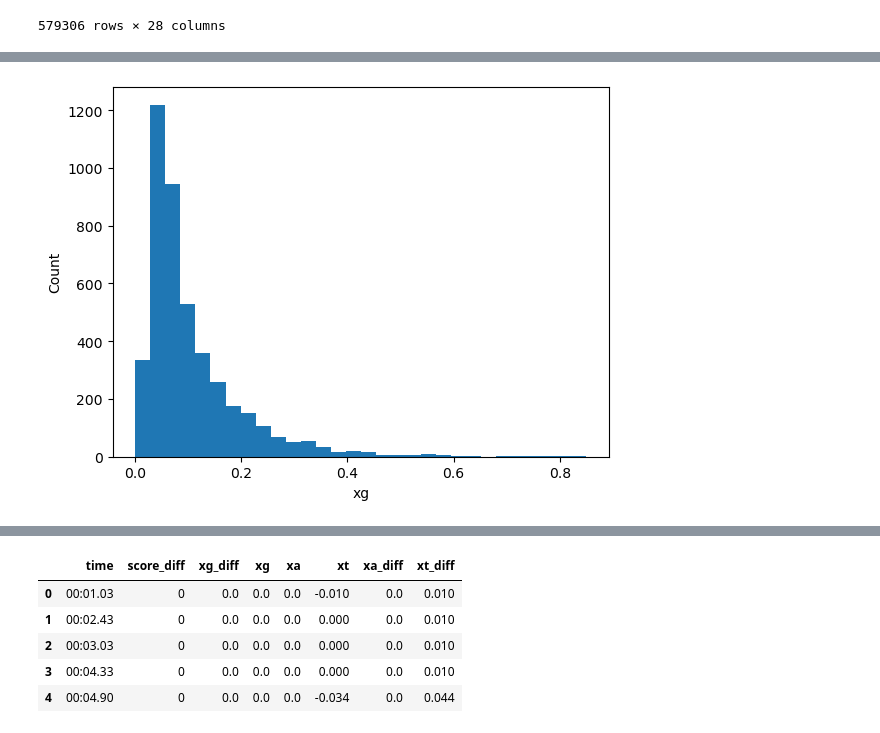
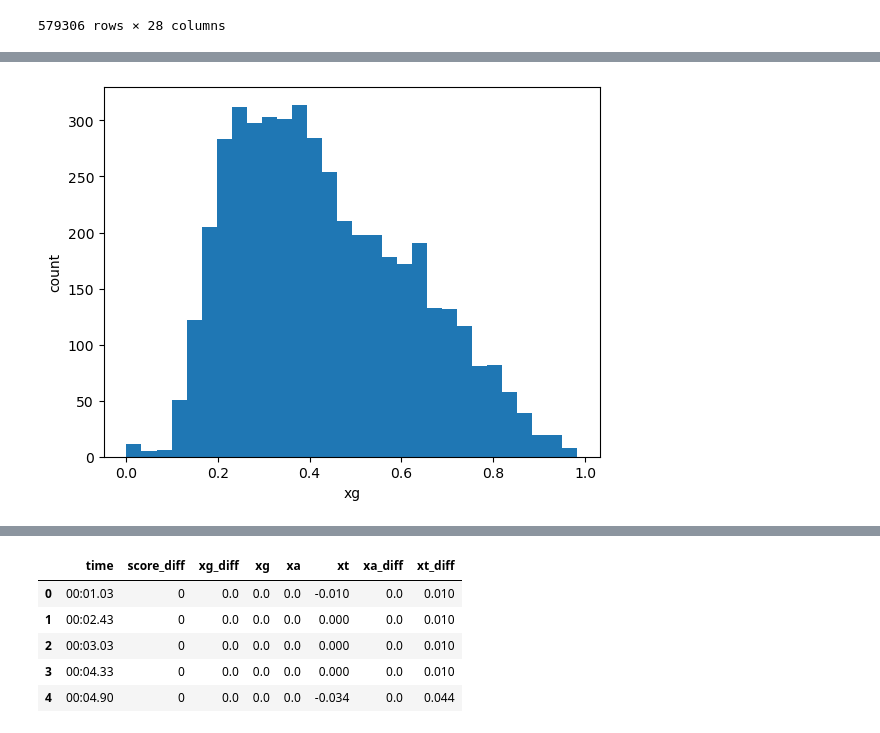
Before and after one commit to bories97/Python, a Jupyter notebook: 공모전 데이터/K-league data 분석.ipynb, the cells around one changed output, grey strips where cells are left out. Cells and saved outputs as stored; diff of their text form; code cells hidden in the pictures.

```diff
--- a/공모전 데이터/K-league data 분석.ipynb
+++ b/공모전 데이터/K-league data 분석.ipynb
@@ -328,0 +324,11 @@ shots['xg'] = modle.predict_proba(x)[:, 1]
+# %%
+scaler = StandardScaler()
+
+x_train_scaled = scaler.fit_transform(x_train)
+x_test_scaled  = scaler.transform(x_test)
+# %%
+modle = LogisticRegression(solver='lbfgs', #준-뉴턴법(기울기, 곡률정보 같이사용)
+                          max_iter=1000,
+                          class_weight='balanced', # goal과 no_goal비율 차이를 보정(두 값이 차이가 크기때문)
+                          random_state=40)
+modle.fit(x_train_scaled, y_train)
@@ -328,0 +345,4 @@ shots['xg'] = modle.predict_proba(x)[:, 1]
+# %%
+x_scaled_all = scaler.fit_transform(x)
+
+modle.fit(x_scaled_all, y)
@@ -329,3 +351,5 @@ shots['xg'] = modle.predict_proba(x)[:, 1]
+# %%
+shots['xg'] = modle.predict_proba(x_scaled_all)[:, 1]
 # %%
 #계수 해석
 coef = pd.Series(modle.coef_[0], index = x.columns)
@@ -341,9 +365,9 @@ dtype: float64
 # %%
 plt.hist(shots['xg'], bins=30)
 plt.xlabel('xg')
-plt.ylabel('Count')
+plt.ylabel('count')
 plt.show()
 # %% [output]
-[figure, old version]
+[figure, new version]
 # %%
 #정확도 검증
```
Also changed, not shown: parts of 58 cells of this notebook.
